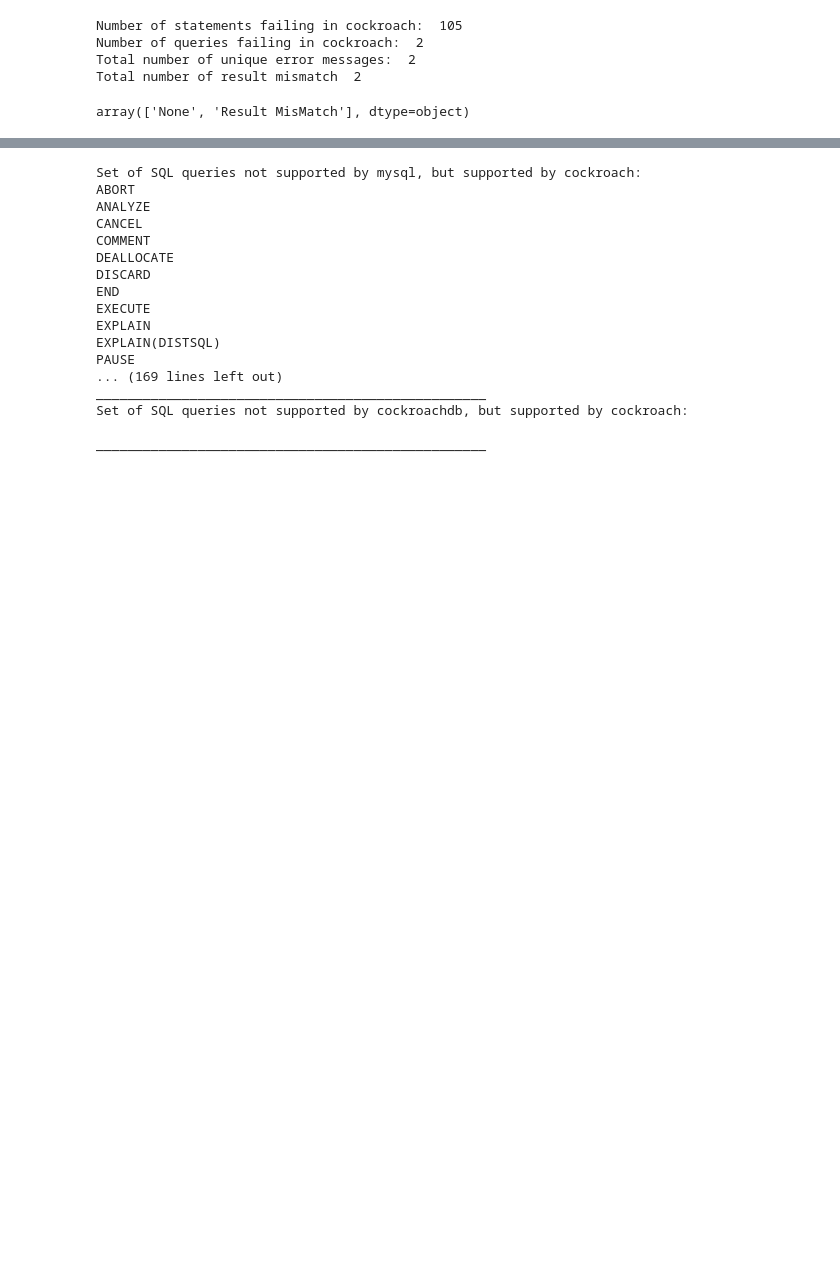
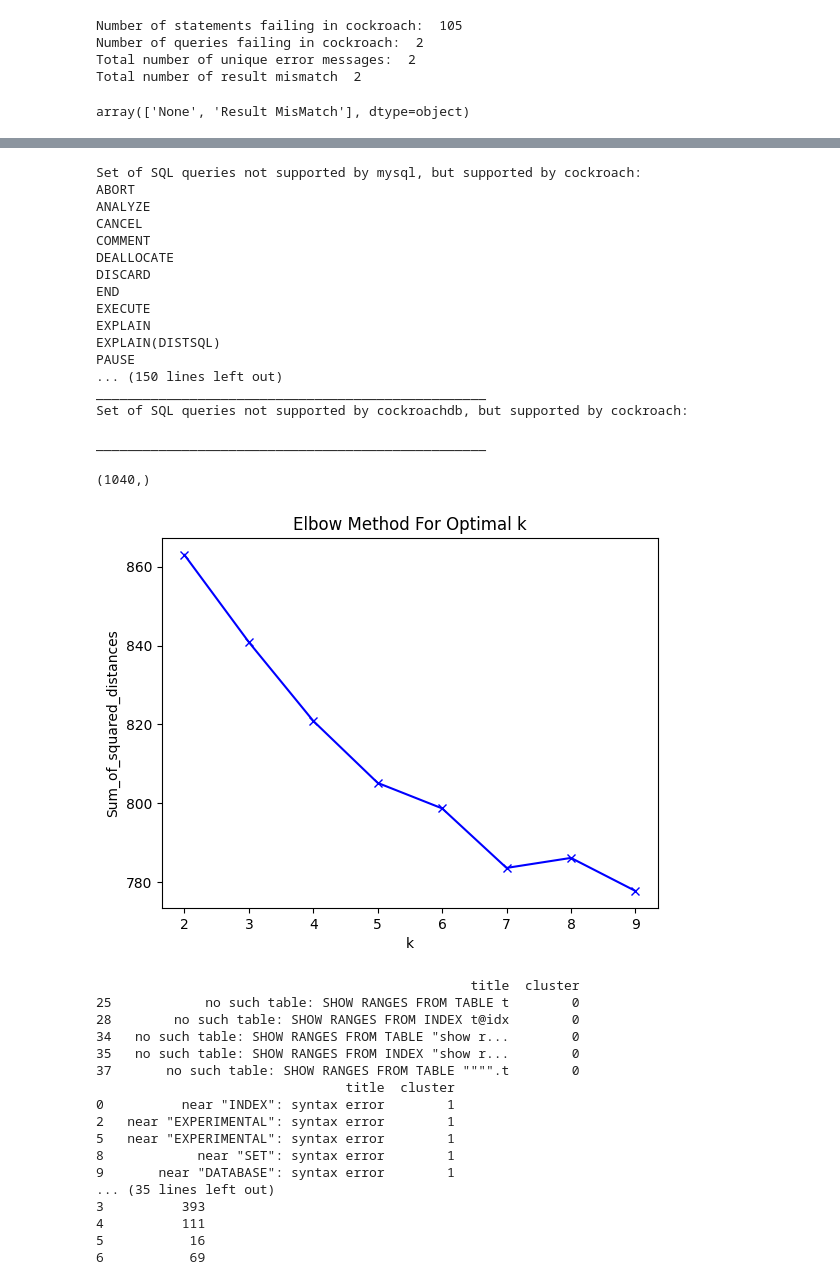
Before and after one commit to suyZhong/SQuaLity, a Jupyter notebook: Analysis.ipynb, the cells around one changed output, grey strips where cells are left out. Drawn from its saved outputs; the diff is of its cells as text; code cells hidden in the pictures; blank space fills up the shorter version.

```diff
--- a/Analysis.ipynb
+++ b/Analysis.ipynb
@@ -303,7 +416,7 @@ def find_unsupported_sql(supported_by_dbms: str):
           ( df[f'{supported_by_dbms}_IS_ERROR'] == False) &
           ( (df[f'{supported_by_dbms}_ERROR_MSG'].isnull()) | (df[f'{supported_by_dbms}_ERROR_MSG']=='None' ))
             ].copy()
-    unique_cockroach_success_sql_types = np.array(df_only_success_cockroach.sql_type.unique())
+    unique_cockroach_success_sql_types = np.array(df_success_cockroach.sql_type.unique())
     #print(unique_cockroach_success_sql_types)
     find_sql_not_supported_by_dbms_only("mysql", df_success_cockroach)
     find_sql_not_supported_by_dbms_only("sqlite", df_success_cockroach)
@@ -325,7 +438,7 @@ EXECUTE
 EXPLAIN
 EXPLAIN(DISTSQL)
 PAUSE
-... (169 lines left out)
+... (150 lines left out)
 __________________________________________________
 Set of SQL queries not supported by cockroachdb, but supported by cockroach:
 
@@ -332,0 +495,22 @@ __________________________________________________
+# %%
+cluster_errors("sqlite", df)
+# %% [output]
+(1040,)
+[figure, added]
+                                                title  cluster
+25            no such table: SHOW RANGES FROM TABLE t        0
+28        no such table: SHOW RANGES FROM INDEX t@idx        0
+34   no such table: SHOW RANGES FROM TABLE "show r...        0
+35   no such table: SHOW RANGES FROM INDEX "show r...        0
+37       no such table: SHOW RANGES FROM TABLE """".t        0
+                                title  cluster
+0          near "INDEX": syntax error        1
+2   near "EXPERIMENTAL": syntax error        1
+5   near "EXPERIMENTAL": syntax error        1
+8            near "SET": syntax error        1
+9       near "DATABASE": syntax error        1
+... (35 lines left out)
+3          393
+4          111
+5           16
+6           69
```
Also changed, not shown: parts of 17 cells of this notebook, 5 other files.
